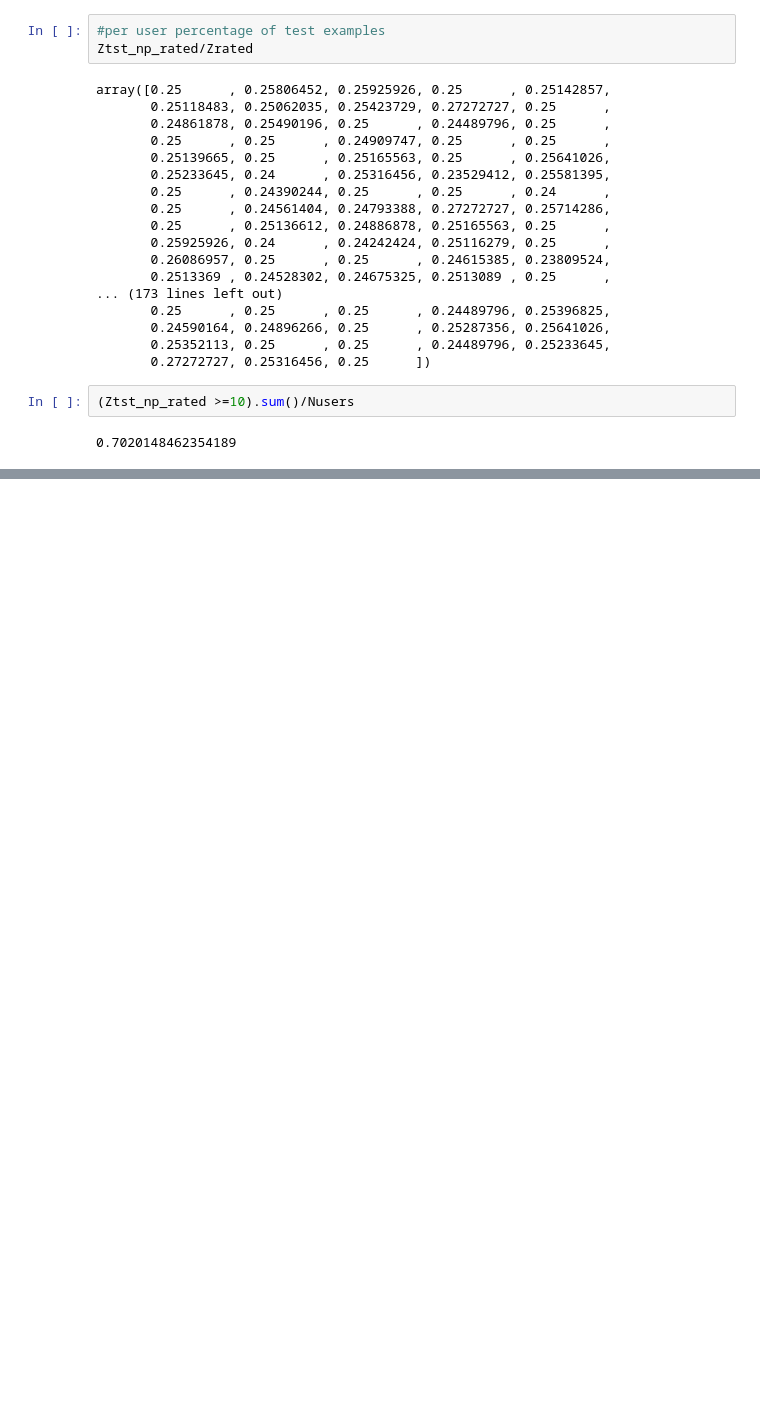
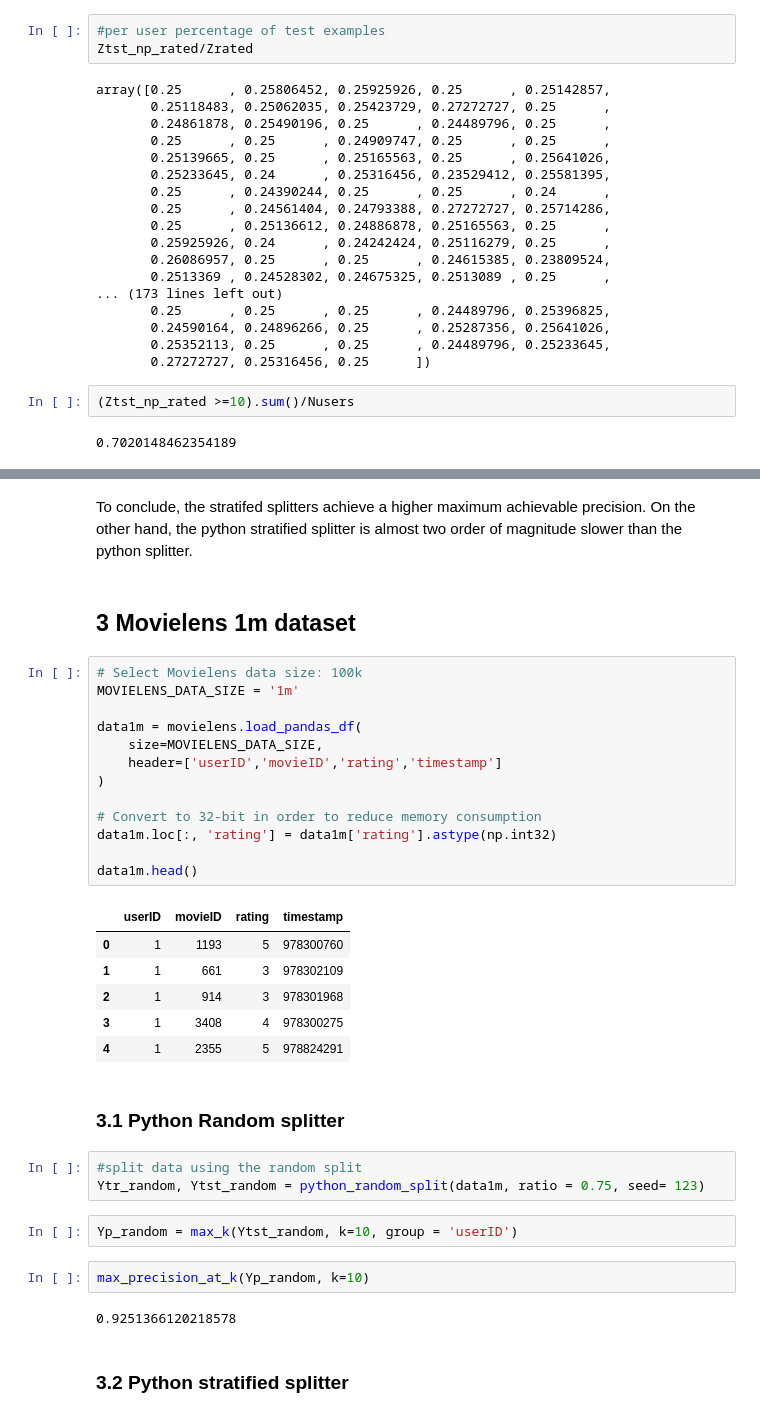
Before and after one commit to xiaoharper/recommenders, a Jupyter notebook: notebooks/03_evaluate/test_normalizations.ipynb, the cells around one changed output, grey strips where cells are left out. Cells and saved outputs as stored; diff of their text form; blank space fills up the shorter version.

```diff
--- a/notebooks/03_evaluate/test_normalizations.ipynb
+++ b/notebooks/03_evaluate/test_normalizations.ipynb
@@ -668,0 +770,37 @@ standard deviation 25.21894344003685
+# %% [markdown]
+To conclude, the stratifed splitters achieve a higher maximum achievable precision. On the other hand, the python stratified splitter is almost two order of magnitude slower than the python splitter.
+# %% [markdown]
+## 3 Movielens 1m dataset
+# %%
+# Select Movielens data size: 100k
+MOVIELENS_DATA_SIZE = '1m'
+
+data1m = movielens.load_pandas_df(
+    size=MOVIELENS_DATA_SIZE,
+    header=['userID','movieID','rating','timestamp']
+)
+
+# Convert to 32-bit in order to reduce memory consumption
+data1m.loc[:, 'rating'] = data1m['rating'].astype(np.int32)
+
+data1m.head()
+# %% [output]
+|  | userID | movieID | rating | timestamp |
+| 0 | 1 | 1193 | 5 | 978300760 |
+| 1 | 1 | 661 | 3 | 978302109 |
+| 2 | 1 | 914 | 3 | 978301968 |
+| 3 | 1 | 3408 | 4 | 978300275 |
+| 4 | 1 | 2355 | 5 | 978824291 |
+# %% [markdown]
+### 3.1 Python Random splitter
+# %%
+#split data using the random split
+Ytr_random, Ytst_random = python_random_split(data1m, ratio = 0.75, seed= 123)
+# %%
+Yp_random = max_k(Ytst_random, k=10, group = 'userID')
+# %%
+max_precision_at_k(Yp_random, k=10)
+# %% [output]
+0.9251366120218578
+# %% [markdown]
+### 3.2 Python stratified splitter
```
Also changed, not shown: parts of 84 cells of this notebook.
